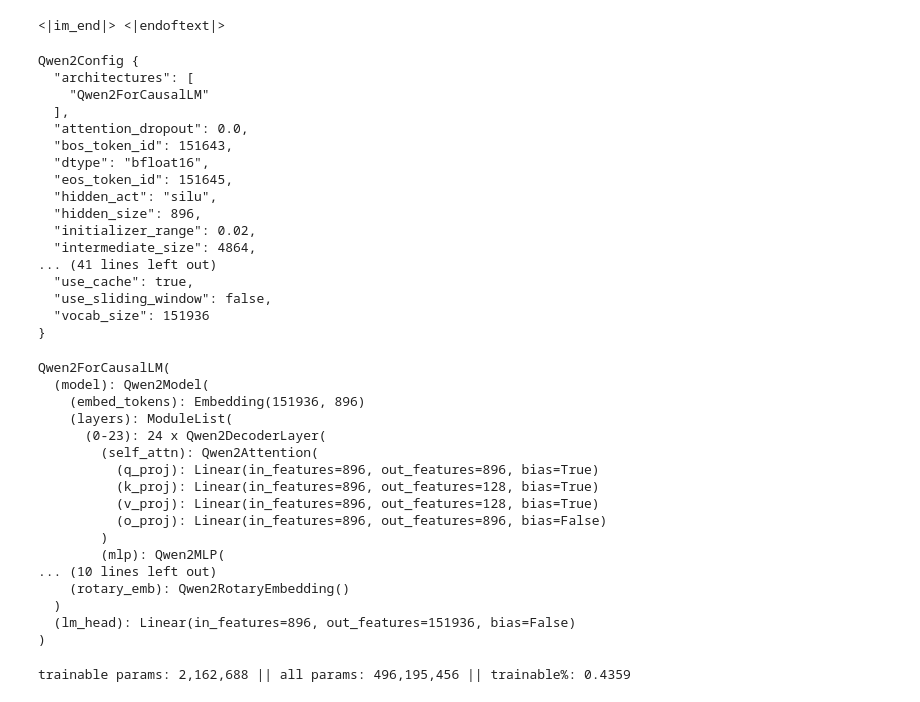
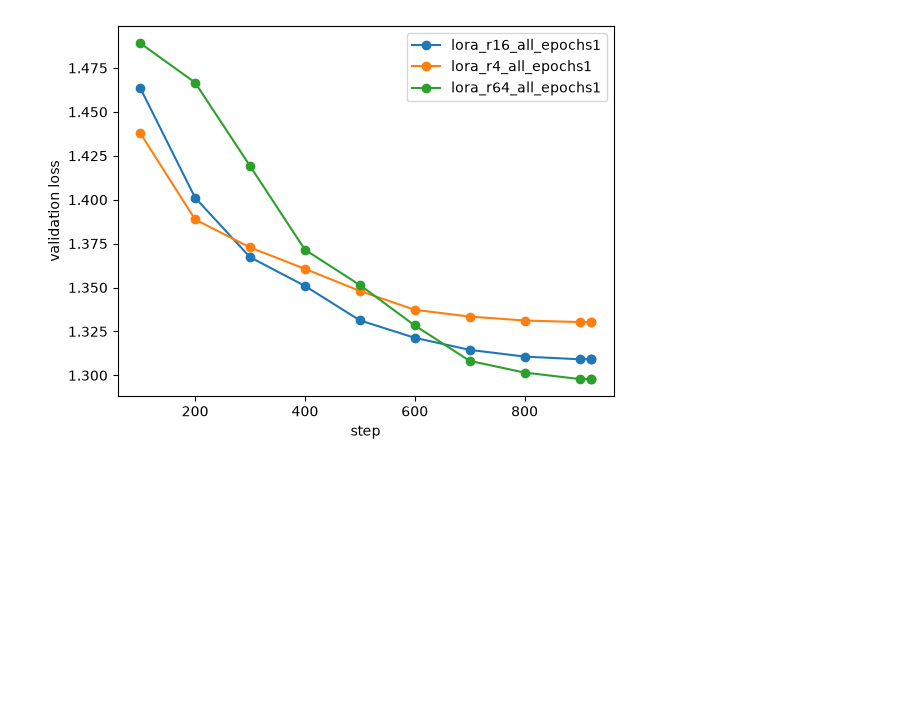
Before and after one commit to fernandoquintino/summ-ft, a Jupyter notebook: explore.ipynb, the cells around one changed output. Drawn from its saved outputs; the diff is of its cells as text; code cells hidden in the pictures; blank space fills up the shorter version.

```diff
--- a/explore.ipynb
+++ b/explore.ipynb
@@ -247,27 +20,0 @@ Warning: You are sending unauthenticated requests to the HF Hub. Please set a HF
-# %%
-print(tokenizer.eos_token, tokenizer.pad_token)
-# %% [output]
-<|im_end|> <|endoftext|>
-# %%
-from transformers import AutoConfig
-
-config = AutoConfig.from_pretrained(MODEL_NAME)
-print(config)
-# %% [output]
-Qwen2Config {
-  "architectures": [
-    "Qwen2ForCausalLM"
-  ],
-  "attention_dropout": 0.0,
-  "bos_token_id": 151643,
-  "dtype": "bfloat16",
-  "eos_token_id": 151645,
-  "hidden_act": "silu",
-  "hidden_size": 896,
-  "initializer_range": 0.02,
-  "intermediate_size": 4864,
-... (41 lines left out)
-  "use_cache": true,
-  "use_sliding_window": false,
-  "vocab_size": 151936
-}
@@ -280,29 +21,17 @@ intermediate_size = 4864
-# %%
-model = AutoModelForCausalLM.from_pretrained(MODEL_NAME)
-print(model)
-# %% [output]
-Qwen2ForCausalLM(
-  (model): Qwen2Model(
-    (embed_tokens): Embedding(151936, 896)
-    (layers): ModuleList(
-      (0-23): 24 x Qwen2DecoderLayer(
-        (self_attn): Qwen2Attention(
-          (q_proj): Linear(in_features=896, out_features=896, bias=True)
-          (k_proj): Linear(in_features=896, out_features=128, bias=True)
-          (v_proj): Linear(in_features=896, out_features=128, bias=True)
-          (o_proj): Linear(in_features=896, out_features=896, bias=False)
-        )
-        (mlp): Qwen2MLP(
-... (10 lines left out)
-    (rotary_emb): Qwen2RotaryEmbedding()
-  )
-  (lm_head): Linear(in_features=896, out_features=151936, bias=False)
-)
-# %%
-from peft import LoraConfig, get_peft_model
-
-config = LoraConfig(r=16, lora_alpha=32, task_type="CAUSAL_LM", target_modules=["q_proj", "k_proj", "v_proj", "o_proj"])
-peft_model = get_peft_model(model, config)
-peft_model.print_trainable_parameters()
-# %% [output]
-trainable params: 2,162,688 || all params: 496,195,456 || trainable%: 0.4359
+# %%
+import matplotlib.pyplot as plt
+
+for p in sorted(Path("models").glob("lora_*/log_history.json")):
+    log = json.load(open(p))
+    evals = [e for e in log if "eval_loss" in e]
+    plt.plot(
+        [e["step"] for e in evals], [e["eval_loss"] for e in evals],
+        marker="o",
+        label=p.parent.name
+    )
+plt.xlabel("step")
+plt.ylabel("validation loss")
+plt.legend()
+plt.show()
+# %% [output]
+[figure, added]
```
Also changed, not shown: parts of 19 cells of this notebook, 2 other files.
